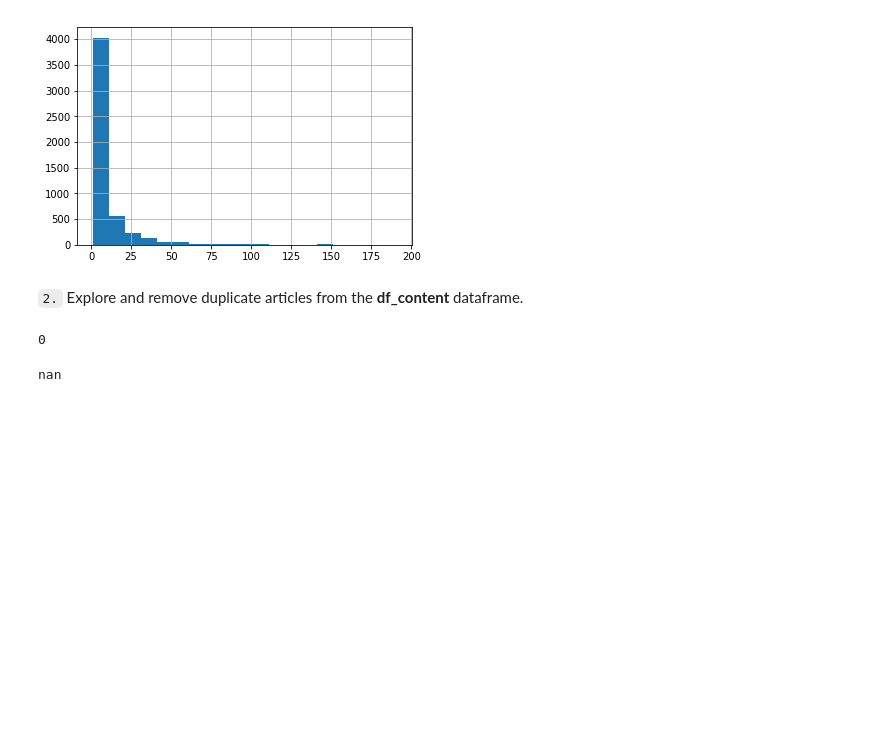
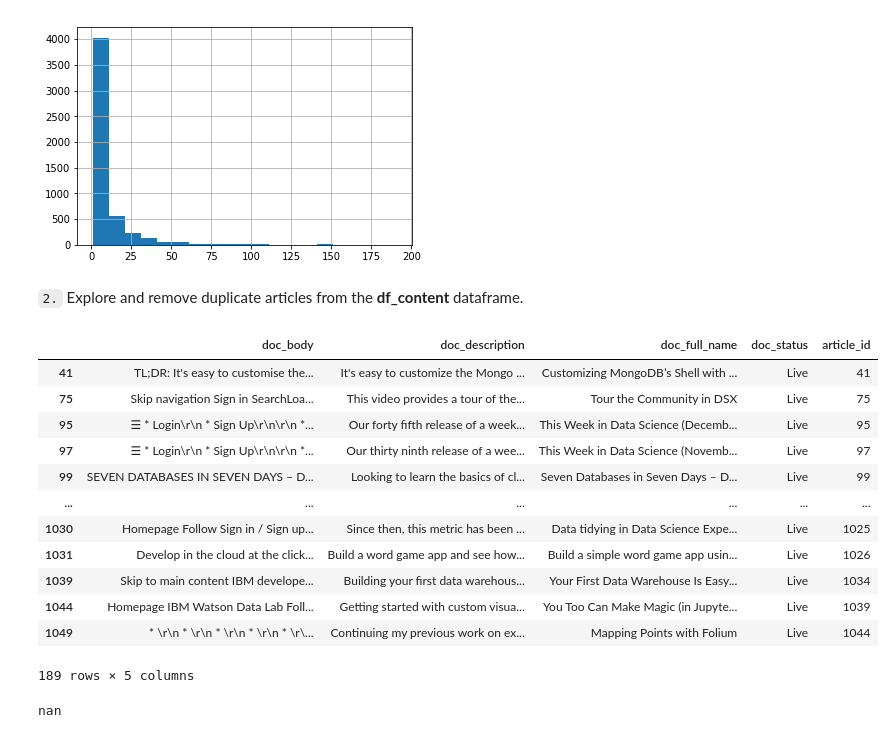
Before and after one commit to madkehl/Recommendation_with_IBM, a Jupyter notebook: Recommendations_with_IBM.ipynb, the cells around one changed output. Drawn from its saved outputs; the diff is of its cells as text; code cells hidden in the pictures; blank space fills up the shorter version.

```diff
--- a/Recommendations_with_IBM.ipynb
+++ b/Recommendations_with_IBM.ipynb
@@ -76,10 +76,26 @@ max_views_by_user = int(max(num_articles))# The maximum number of user-article i
 `2.` Explore and remove duplicate articles from the **df_content** dataframe.
 # %%
 # Find and explore duplicate articles
-#all duplicates are represented as such in article id
-n = len(df.drop_duplicates(subset = ['title'], keep = 'first')['title']) - len(df.drop_duplicates(subset = ['article_id'], keep = 'first')['title'])
-n
+
+
+content_dupl = df_content[df.duplicated()]
+content_dupl
+
+#all duplicates are represented as such in article id in df
+#n = np.setdiff1d(list(df.drop_duplicates(subset = ['title'], keep = 'first')), list(df.drop_duplicates(subset = ['article_id'], keep = 'first')))
 # %% [output]
+|  | doc_body | doc_description | doc_full_name | doc_status | article_id |
+| 41 | TL;DR: It's easy to customise the... | It's easy to customize the Mongo ... | Customizing MongoDB’s Shell with ... | Live | 41 |
+| 75 | Skip navigation Sign in SearchLoa... | This video provides a tour of the... | Tour the Community in DSX | Live | 75 |
+| 95 | ☰ * Login\r\n * Sign Up\r\n\r\n *... | Our forty fifth release of a week... | This Week in Data Science (Decemb... | Live | 95 |
+| 97 | ☰ * Login\r\n * Sign Up\r\n\r\n *... | Our thirty ninth release of a wee... | This Week in Data Science (Novemb... | Live | 97 |
+| 99 | SEVEN DATABASES IN SEVEN DAYS – D... | Looking to learn the basics of cl... | Seven Databases in Seven Days – D... | Live | 99 |
+| ... | ... | ... | ... | ... | ... |
+| 1030 | Homepage Follow Sign in / Sign up... | Since then, this metric has been ... | Data tidying in Data Science Expe... | Live | 1025 |
+| 1031 | Develop in the cloud at the click... | Build a word game app and see how... | Build a simple word game app usin... | Live | 1026 |
+| 1039 | Skip to main content IBM develope... | Building your first data warehous... | Your First Data Warehouse Is Easy... | Live | 1034 |
+| 1044 | Homepage IBM Watson Data Lab Foll... | Getting started with custom visua... | You Too Can Make Magic (in Jupyte... | Live | 1039 |
+| 1049 | * \r\n * \r\n * \r\n * \r\n * \r\... | Continuing my previous work on ex... | Mapping Points with Folium | Live | 1044 |
-0
+189 rows × 5 columns
 # %%
 # Remove any rows that have the same article_id - only keep the first
```
Also changed, not shown: parts of 24 cells of this notebook.
